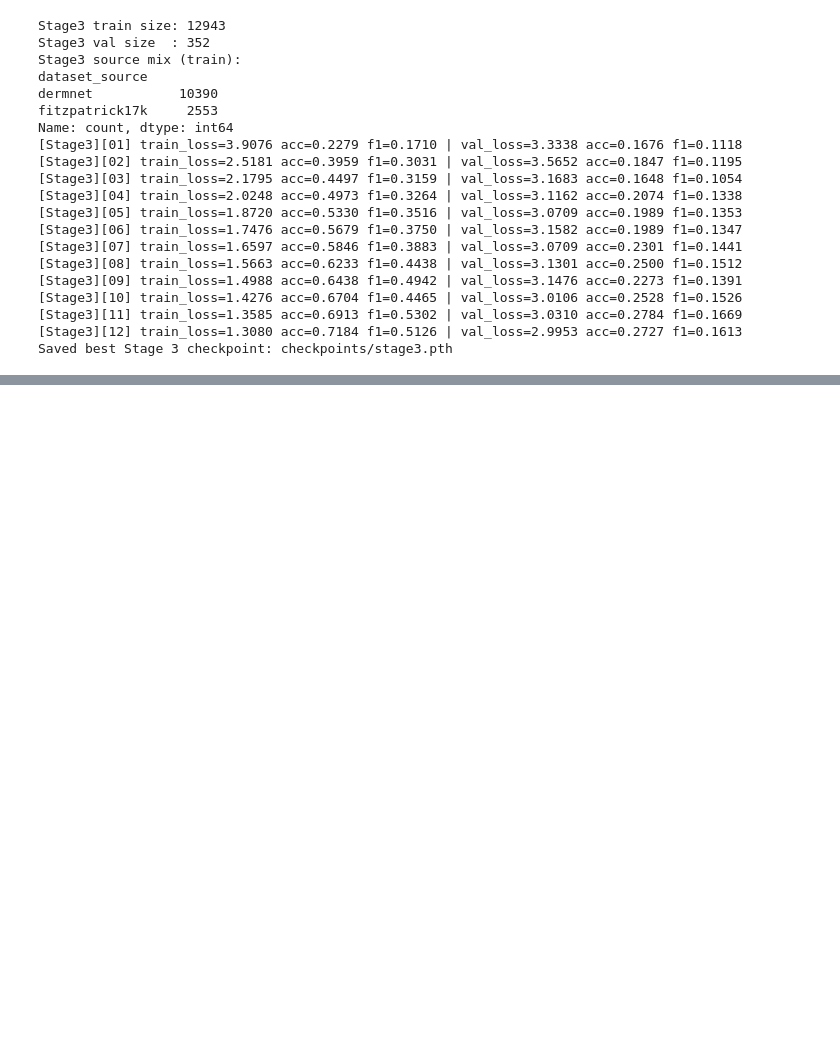
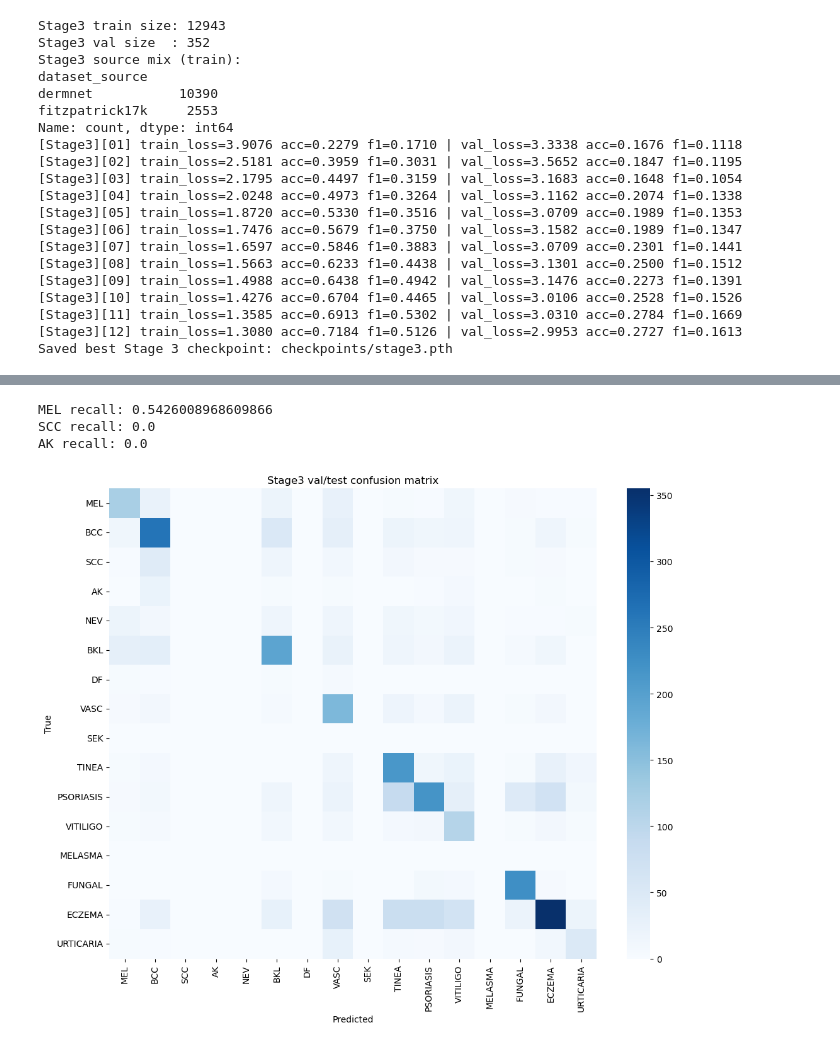
Before and after one commit to Prakhar9896/SkinDisease, a Jupyter notebook: model.ipynb, the cells around one changed output, grey strips where cells are left out. Cells and saved outputs as stored; diff of their text form; code cells hidden in the pictures; blank space fills up the shorter version.

Commit message:
trained stage 3 again

```diff
--- a/model.ipynb
+++ b/model.ipynb
@@ -875,0 +978,25 @@ Saved best Stage 3 checkpoint: checkpoints/stage3.pth
+# %%
+# Cell C: MEL/SCC/AK recall + confusion matrix (Stage3 val/test)
+rep = classification_report(
+    y_true, y_pred,
+    labels=list(range(len(UNIFIED_CLASSES))),
+    target_names=UNIFIED_CLASSES,
+    output_dict=True,
+    zero_division=0
+)
+for c in ['MEL','SCC','AK']:
+    print(f"{c} recall:", rep.get(c, {}).get('recall', 0.0))
+
+cm = confusion_matrix(y_true, y_pred, labels=list(range(len(UNIFIED_CLASSES))))
+plt.figure(figsize=(11,9))
+sns.heatmap(cm, cmap='Blues', xticklabels=UNIFIED_CLASSES, yticklabels=UNIFIED_CLASSES)
+plt.title("Stage3 val/test confusion matrix")
+plt.xlabel("Predicted")
+plt.ylabel("True")
+plt.tight_layout()
+plt.show()
+# %% [output]
+MEL recall: 0.5426008968609866
+SCC recall: 0.0
+AK recall: 0.0
+[figure, added]
```
Also changed, not shown: parts of 22 cells of this notebook, 11 other files.
